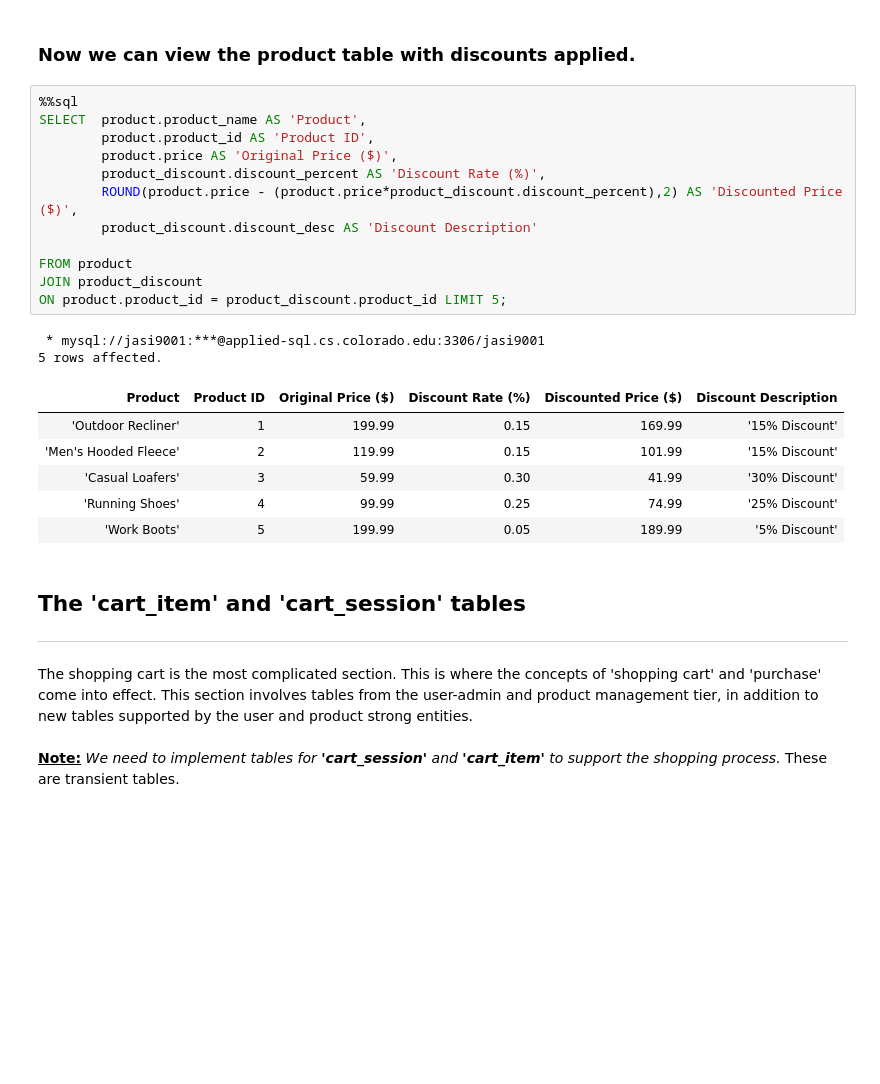
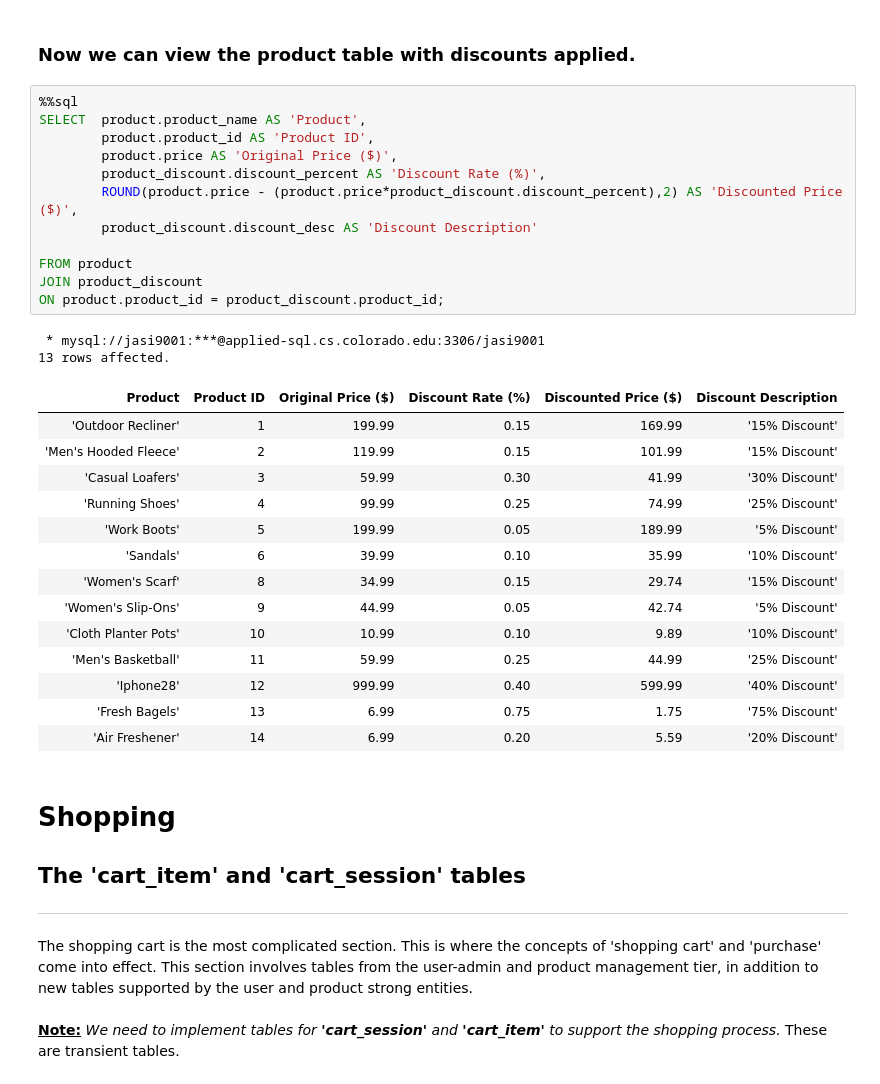
Before and after one commit to Micah614/P2P_Retail_Database, a Jupyter notebook: P2P_DB.ipynb, the cells around one changed output. Drawn from its saved outputs; the diff is of its cells as text; blank space fills up the shorter version.

```diff
--- a/P2P_DB.ipynb
+++ b/P2P_DB.ipynb
@@ -921,25 +920,34 @@ SUCCESS! Inserted: discount_14
 # %%
 %%sql
 SELECT  product.product_name AS 'Product',
         product.product_id AS 'Product ID',
         product.price AS 'Original Price ($)',
         product_discount.discount_percent AS 'Discount Rate (%)',
         ROUND(product.price - (product.price*product_discount.discount_percent),2) AS 'Discounted Price ($)',
         product_discount.discount_desc AS 'Discount Description'
 
 FROM product
 JOIN product_discount
-ON product.product_id = product_discount.product_id LIMIT 5;
+ON product.product_id = product_discount.product_id;
 # %% [output]
  * mysql://jasi9001:***@applied-sql.cs.colorado.edu:3306/jasi9001
-5 rows affected.
+13 rows affected.
 | Product | Product ID | Original Price ($) | Discount Rate (%) | Discounted Price ($) | Discount Description |
 | 'Outdoor Recliner' | 1 | 199.99 | 0.15 | 169.99 | '15% Discount' |
 | 'Men's Hooded Fleece' | 2 | 119.99 | 0.15 | 101.99 | '15% Discount' |
 | 'Casual Loafers' | 3 | 59.99 | 0.30 | 41.99 | '30% Discount' |
 | 'Running Shoes' | 4 | 99.99 | 0.25 | 74.99 | '25% Discount' |
 | 'Work Boots' | 5 | 199.99 | 0.05 | 189.99 | '5% Discount' |
+| 'Sandals' | 6 | 39.99 | 0.10 | 35.99 | '10% Discount' |
+| 'Women's Scarf' | 8 | 34.99 | 0.15 | 29.74 | '15% Discount' |
+| 'Women's Slip-Ons' | 9 | 44.99 | 0.05 | 42.74 | '5% Discount' |
+| 'Cloth Planter Pots' | 10 | 10.99 | 0.10 | 9.89 | '10% Discount' |
+| 'Men's Basketball' | 11 | 59.99 | 0.25 | 44.99 | '25% Discount' |
+| 'Iphone28' | 12 | 999.99 | 0.40 | 599.99 | '40% Discount' |
+| 'Fresh Bagels' | 13 | 6.99 | 0.75 | 1.75 | '75% Discount' |
+| 'Air Freshener' | 14 | 6.99 | 0.20 | 5.59 | '20% Discount' |
 # %% [markdown]
+<h1>Shopping</h1>
 <h2>The 'cart_item' and 'cart_session' tables</h2>
 <hr>
 # %% [markdown]
```
Also changed, not shown: parts of 15 cells of this notebook.
